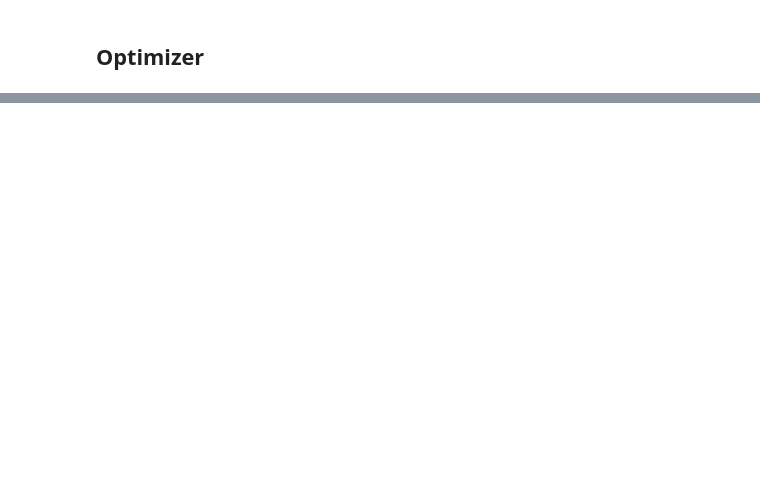
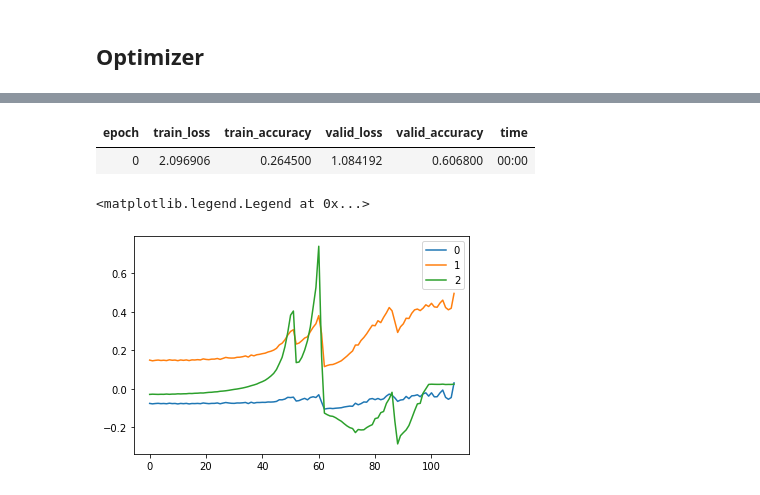
Before and after one commit to rickyfernandez/fastai_course_3, a Jupyter notebook: course_2/Initialization_Paper.ipynb, the cells around one changed output, grey strips where cells are left out. Cells and saved outputs as stored; diff of their text form; code cells hidden in the pictures; blank space fills up the shorter version.

```diff
--- a/course_2/Initialization_Paper.ipynb
+++ b/course_2/Initialization_Paper.ipynb
@@ -42,0 +67,20 @@ model = nn.Sequential(nn.Linear(n_in, n_h), nn.ReLU(), nn.Linear(n_h, n_out))
+# %%
+def flatten(x):
+    return x.view(x.shape[0], -1)
+
+def mnist_resize(x):
+    return x.view(-1, 1, 28, 28)
+# %%
+def get_cnn_model(data):
+    return nn.Sequential(
+        Lambda(mnist_resize),
+        nn.Conv2d( 1,  8, 5, padding=2, stride=2), nn.ReLU(),
+        nn.Conv2d( 8, 16, 3, padding=1, stride=2), nn.ReLU(),
+        nn.Conv2d(16, 32, 3, padding=1, stride=2), nn.ReLU(),
+        nn.Conv2d(32, 32, 3, padding=1, stride=2), nn.ReLU(),
+        nn.AdaptiveAvgPool2d(1),
+        Lambda(flatten),
+        nn.Linear(32, data.c)
+        )
+# %%
+model = get_cnn_model(data)
@@ -47,3 +130,5 @@ torch.Size([10, 10])
+# %%
+hooks = [Hook(l, append_stats) for l in model[1:4].children()]
 # %% [markdown]
 ## Loss Function
 # %%
@@ -63,0 +182,13 @@ torch.Size([10])
+# %%
+learn.fit(1)
+# %% [output]
+| epoch | train_loss | train_accuracy | valid_loss | valid_accuracy | time |
+| 0 | 2.096906 | 0.264500 | 1.084192 | 0.606800 | 00:00 |
+# %%
+for h in hooks:
+    plt.plot(h.stats[0])
+    h.remove()
+plt.legend(range(4))
+# %% [output]
+<matplotlib.legend.Legend at 0x...>
+[figure, added]
```
Also changed, not shown: parts of 24 cells of this notebook, 6 other files.
